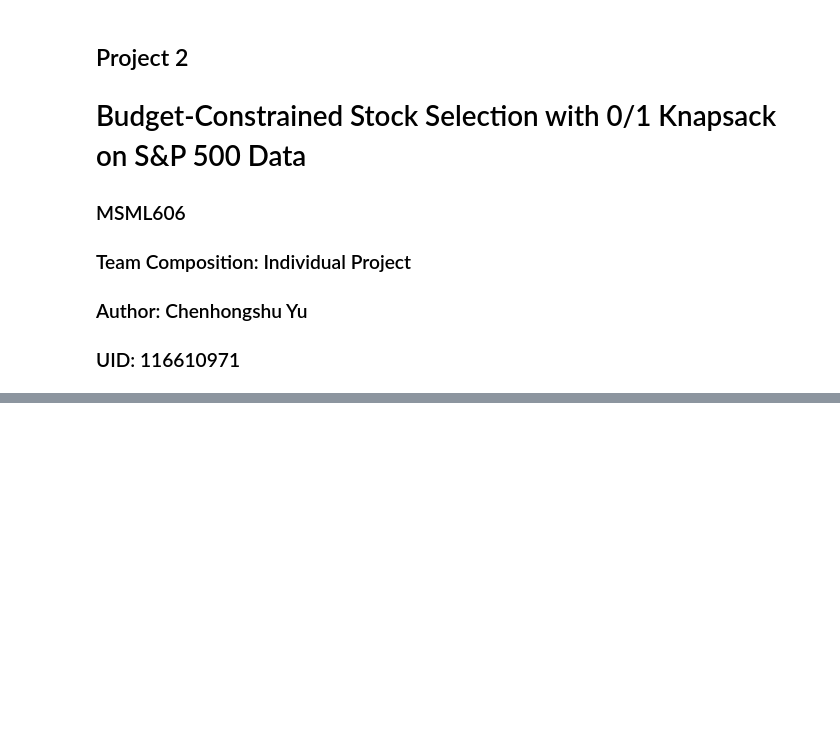
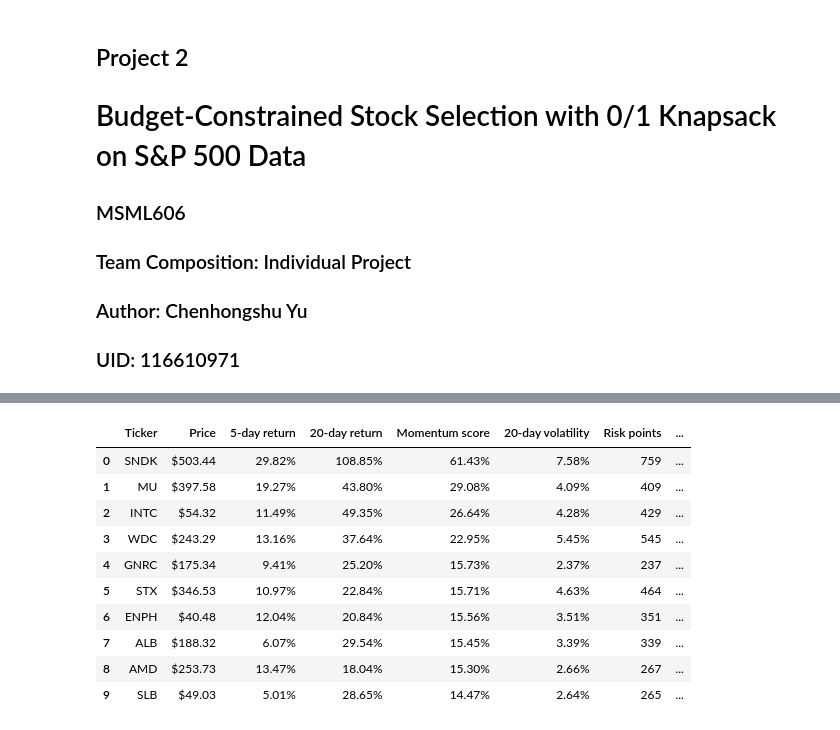
Before and after one commit to Ghostbrush/MSML606_Spring2026, a Jupyter notebook: Project2/project2.ipynb, the cells around one changed output, grey strips where cells are left out. Saved outputs shown, nothing was run; the diff lists cells and outputs as text; code cells hidden in the pictures; blank space fills up the shorter version.

```diff
--- a/Project2/project2.ipynb
+++ b/Project2/project2.ipynb
@@ -173,0 +146,22 @@ If the stock-selection project becomes too difficult to implement within the pro
+# %%
+candidates = build_candidates(
+    history,
+    decision_date,
+    future_days = FUTURE_DAYS,
+    risk_scale = RISK_SCALE,
+    require_positive_momentum = True,
+    require_future_return = True,
+)
+
+candidate_summary = summarize_candidates(candidates)
+summary_table = pd.DataFrame(
+    [
+        {"Metric": "Candidate stocks with positive momentum", "Value": f"{candidate_summary['candidate_count']:,}"},
+        {"Metric": "Average momentum score", "Value": f"{candidate_summary['average_momentum']:.2%}"},
+        {"Metric": "Average 20-day volatility", "Value": f"{candidate_summary['average_volatility']:.2%}"},
+        {"Metric": "Average risk points", "Value": f"{candidate_summary['average_risk_points']:.1f}"},
+        {"Metric": "Risk budget used in main run", "Value": f"{CAPACITY_POINTS:,} points"},
+    ]
+)
+
+display(summary_table)
@@ -173,0 +175,32 @@ If the stock-selection project becomes too difficult to implement within the pro
+# %%
+def stock_table(stocks):
+    rows = []
+    for stock in stocks:
+        rows.append(
+            {
+                "Ticker": stock.ticker,
+                "Price": f"${stock.price:,.2f}",
+                "5-day return": f"{stock.return_5d:.2%}",
+                "20-day return": f"{stock.return_20d:.2%}",
+                "Momentum score": f"{stock.momentum_value:.2%}",
+                "20-day volatility": f"{stock.volatility_20d:.2%}",
+                "Risk points": stock.risk_points,
+                "Next 20-day return": "n/a" if stock.future_return_20d is None else f"{stock.future_return_20d:.2%}",
+            }
+        )
+    return pd.DataFrame(rows)
+
+top_momentum_stocks = sorted(candidates, key = lambda stock: stock.momentum_value, reverse = True)[:10]
+display(stock_table(top_momentum_stocks))
+# %% [output]
+|  | Ticker | Price | 5-day return | 20-day return | Momentum score | 20-day volatility | Risk points | ... |
+| 0 | SNDK | $503.44 | 29.82% | 108.85% | 61.43% | 7.58% | 759 | ... |
+| 1 | MU | $397.58 | 19.27% | 43.80% | 29.08% | 4.09% | 409 | ... |
+| 2 | INTC | $54.32 | 11.49% | 49.35% | 26.64% | 4.28% | 429 | ... |
+| 3 | WDC | $243.29 | 13.16% | 37.64% | 22.95% | 5.45% | 545 | ... |
+| 4 | GNRC | $175.34 | 9.41% | 25.20% | 15.73% | 2.37% | 237 | ... |
+| 5 | STX | $346.53 | 10.97% | 22.84% | 15.71% | 4.63% | 464 | ... |
+| 6 | ENPH | $40.48 | 12.04% | 20.84% | 15.56% | 3.51% | 351 | ... |
+| 7 | ALB | $188.32 | 6.07% | 29.54% | 15.45% | 3.39% | 339 | ... |
+| 8 | AMD | $253.73 | 13.47% | 18.04% | 15.30% | 2.66% | 267 | ... |
+| 9 | SLB | $49.03 | 5.01% | 28.65% | 14.47% | 2.64% | 265 | ... |
```
Also changed, not shown: parts of 28 cells of this notebook.
